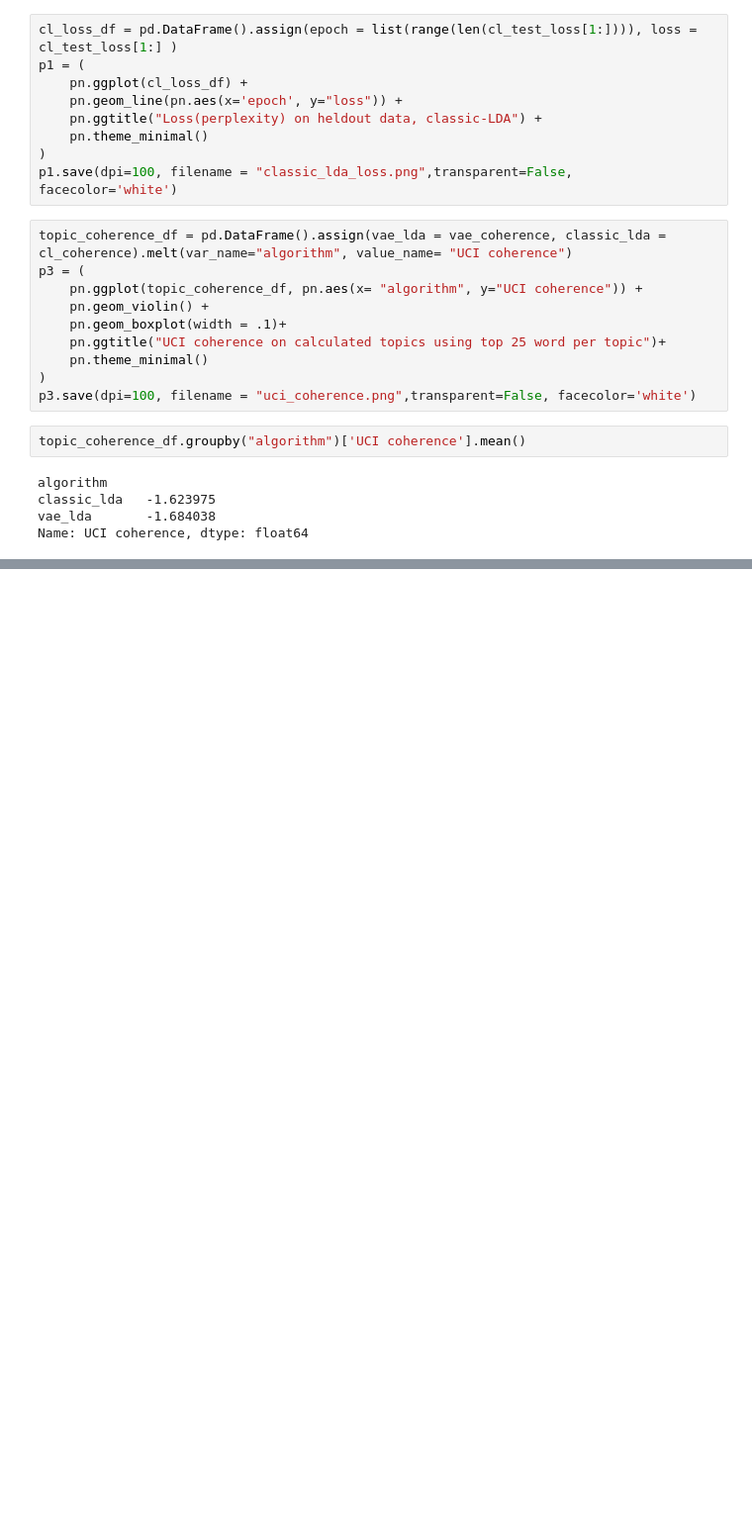
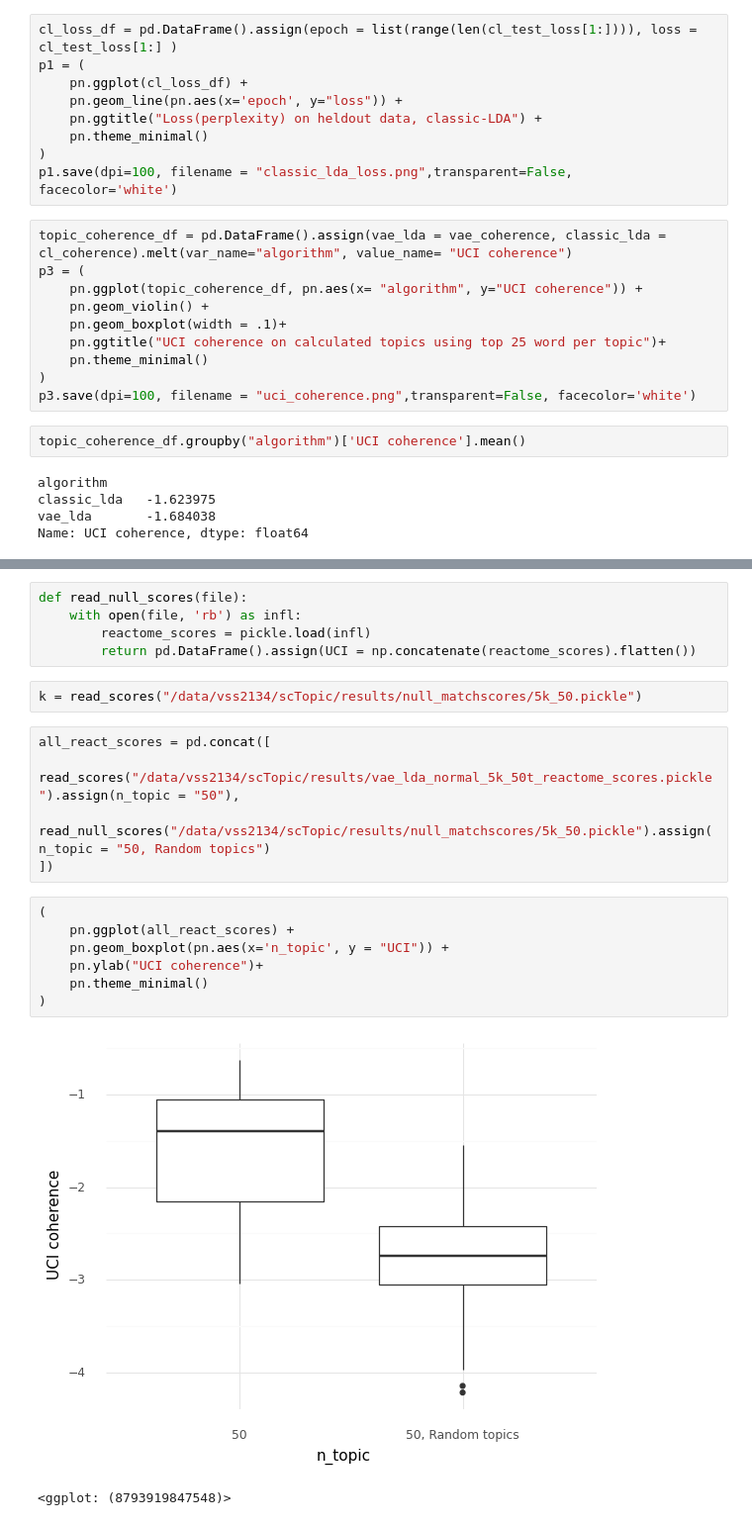
Before and after one commit to vinay-swamy/single-cell-topic-models, a Jupyter notebook: analysis.ipynb, the cells around one changed output, grey strips where cells are left out. Shown: that part at 99% size. Saved outputs shown, nothing was run; the diff lists cells and outputs as text; blank space fills up the shorter version.

```diff
--- a/analysis.ipynb
+++ b/analysis.ipynb
@@ -65,0 +95,22 @@ Name: UCI coherence, dtype: float64
+# %%
+def read_null_scores(file):
+    with open(file, 'rb') as infl:
+        reactome_scores = pickle.load(infl)
+        return pd.DataFrame().assign(UCI = np.concatenate(reactome_scores).flatten())
+# %%
+k = read_scores("/data/vss2134/scTopic/results/null_matchscores/5k_50.pickle")
+# %%
+all_react_scores = pd.concat([
+    read_scores("/data/vss2134/scTopic/results/vae_lda_normal_5k_50t_reactome_scores.pickle").assign(n_topic = "50"),
+    read_null_scores("/data/vss2134/scTopic/results/null_matchscores/5k_50.pickle").assign(n_topic = "50, Random topics")
+])
+# %%
+(
+    pn.ggplot(all_react_scores) +
+    pn.geom_boxplot(pn.aes(x='n_topic', y = "UCI")) +
+    pn.ylab("UCI coherence")+
+    pn.theme_minimal()
+)
+# %% [output]
+[figure, added]
+<ggplot: (8793919847548)>
```
Also changed, not shown: parts of 4 cells of this notebook, 15 other files.
